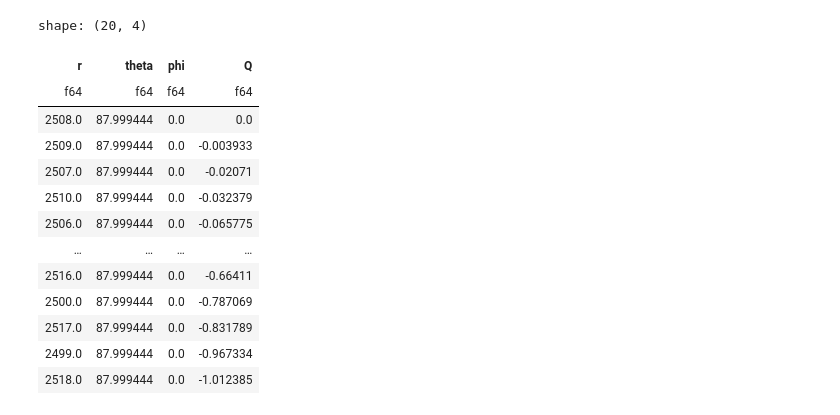
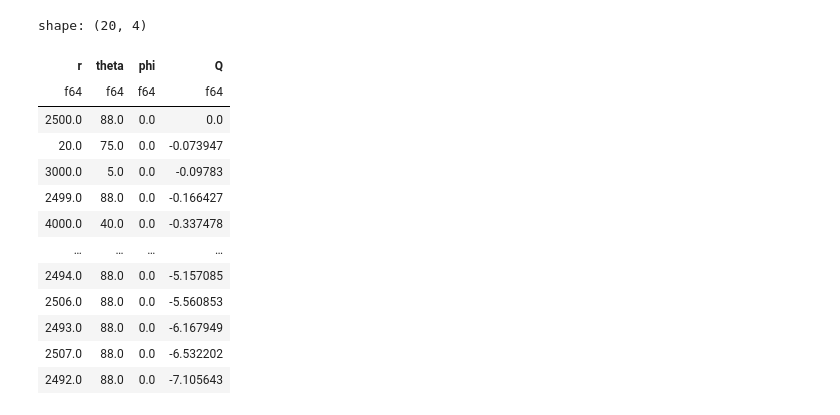
Before and after one commit to jdgsmallwood/extraterrena, a Jupyter notebook: notebooks/nf-doa-example.ipynb, the cells around one changed output. Drawn from its saved outputs; the diff is of its cells as text; code cells hidden in the pictures.

```diff
--- a/notebooks/nf-doa-example.ipynb
+++ b/notebooks/nf-doa-example.ipynb
@@ -23,11 +23,11 @@ array = arrays.UniformLinearArray(N, d)
 
 # Near-field source parameters
 r_source = [200, 20, 4000, 2500, 3000]        # meters
-theta_source_deg = [20, 75, 40.5, 88, 5]
+theta_source_deg = [20, 75, 40, 88, 5]
 theta_source = np.deg2rad(theta_source_deg)
 
 r_steps = 5001
-theta_steps = 3_600
+theta_steps = 91
 
 # Signal parameters
 SNR_dB = 40
@@ -46,44 +46,44 @@ noise = np.sqrt(noise_power / 2) * (np.random.randn(N, snapshots) + 1j * np.rand
 
 X += noise
 
 # Received signal
 # Covariance matrix
 R = X @ X.conj().T / N #np.cov(X)
 
 output = direction_of_arrival.MUSICNF2D().get_direction(
     array,
     R,
     num_interferers=len(r_source),
     wavelength = wavelength,
     r_min=0,
     r_max = 5000,
     r_steps=r_steps,
     theta_min_deg = 0,
     theta_max_deg = 90,
     theta_steps=theta_steps,
     phi_min_deg = 0,
     phi_max_deg = 0,
     phi_steps=1,
 )
 
 
 # Plot
 output.sort(by="Q", descending = True).head(20)
 # %% [output]
 shape: (20, 4)
 | r | theta | phi | Q |
 | f64 | f64 | f64 | f64 |
-| 2508.0 | 87.999444 | 0.0 | 0.0 |
-| 2509.0 | 87.999444 | 0.0 | -0.003933 |
-| 2507.0 | 87.999444 | 0.0 | -0.02071 |
-| 2510.0 | 87.999444 | 0.0 | -0.032379 |
-| 2506.0 | 87.999444 | 0.0 | -0.065775 |
+| 2500.0 | 88.0 | 0.0 | 0.0 |
+| 20.0 | 75.0 | 0.0 | -0.073947 |
+| 3000.0 | 5.0 | 0.0 | -0.09783 |
+| 2499.0 | 88.0 | 0.0 | -0.166427 |
+| 4000.0 | 40.0 | 0.0 | -0.337478 |
 | … | … | … | … |
-| 2516.0 | 87.999444 | 0.0 | -0.66411 |
-| 2500.0 | 87.999444 | 0.0 | -0.787069 |
-| 2517.0 | 87.999444 | 0.0 | -0.831789 |
-| 2499.0 | 87.999444 | 0.0 | -0.967334 |
-| 2518.0 | 87.999444 | 0.0 | -1.012385 |
+| 2494.0 | 88.0 | 0.0 | -5.157085 |
+| 2506.0 | 88.0 | 0.0 | -5.560853 |
+| 2493.0 | 88.0 | 0.0 | -6.167949 |
+| 2507.0 | 88.0 | 0.0 | -6.532202 |
+| 2492.0 | 88.0 | 0.0 | -7.105643 |
 # %%
 
 import plotly.express as px
```
Also changed, not shown: parts of 1 cell of this notebook, 4 other files.
